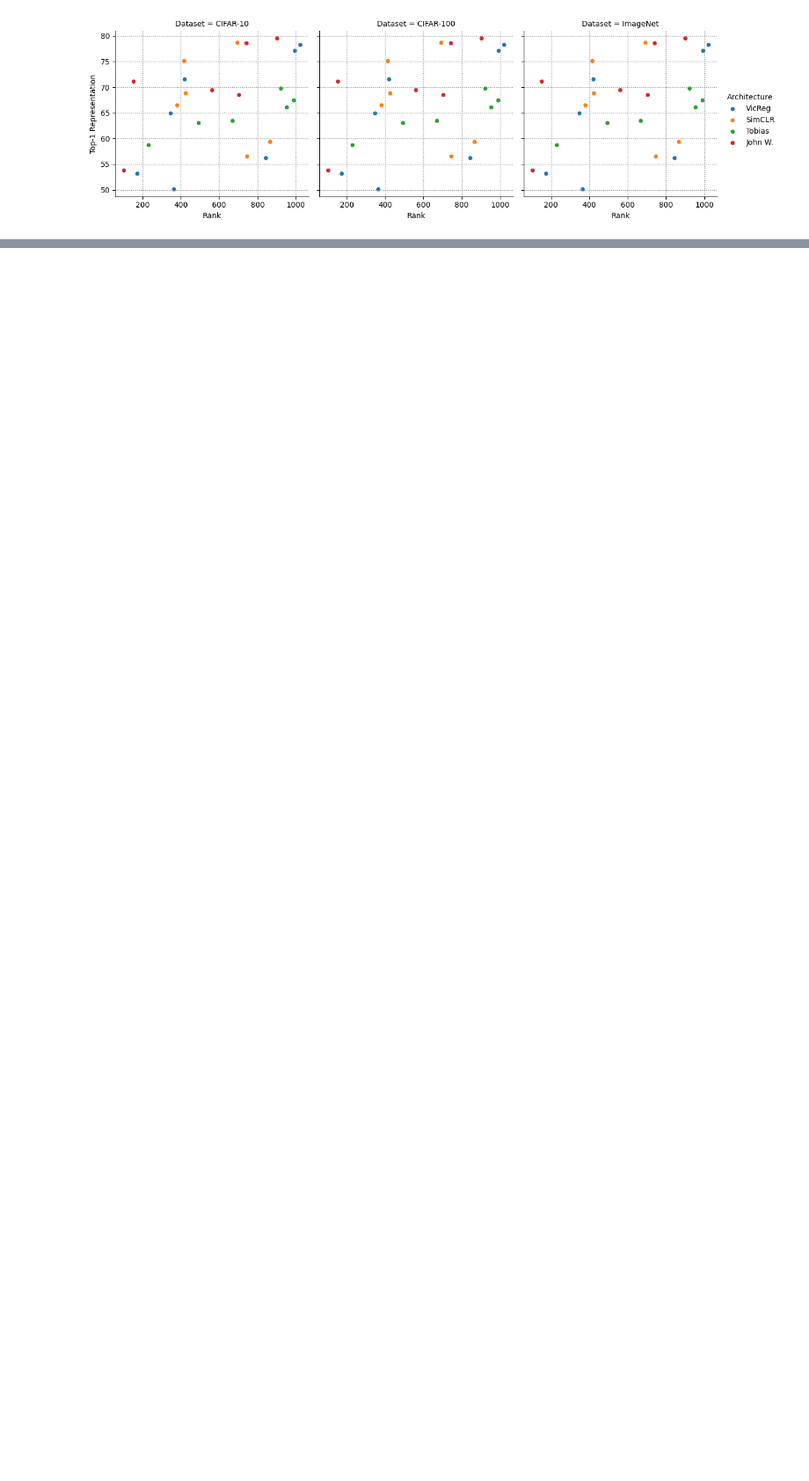
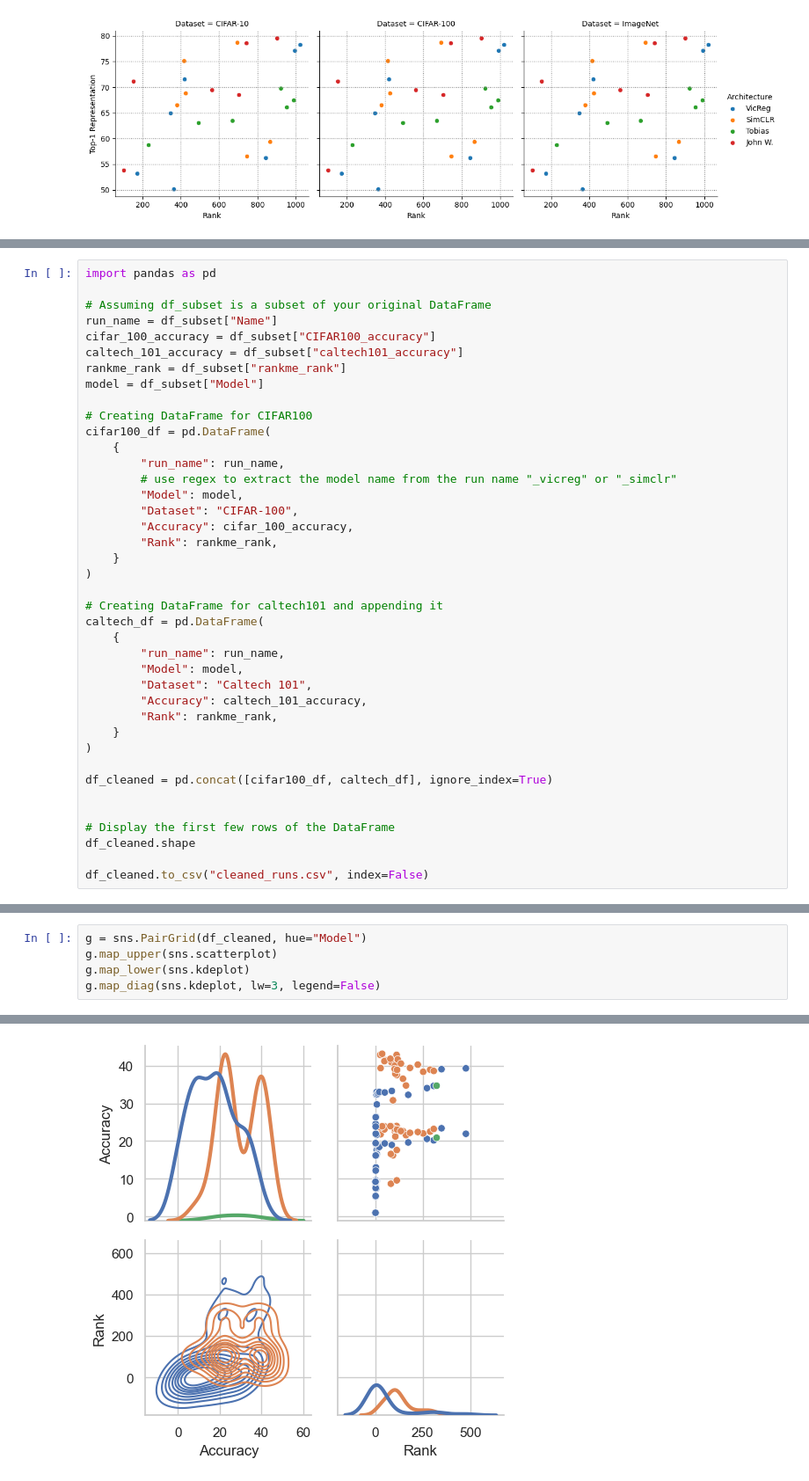
Before and after one commit to johnwikman/rankme-reprod, a Jupyter notebook: notebooks/plotting.ipynb, the cells around one changed output, grey strips where cells are left out. Shown: that part at 88% size. Cells and saved outputs as stored; diff of their text form; blank space fills up the shorter version.

```diff
--- a/notebooks/plotting.ipynb
+++ b/notebooks/plotting.ipynb
@@ -66,0 +128,40 @@ plot_rank_representation(df)
+# %%
+import pandas as pd
+
+# Assuming df_subset is a subset of your original DataFrame
+run_name = df_subset["Name"]
+cifar_100_accuracy = df_subset["CIFAR100_accuracy"]
+caltech_101_accuracy = df_subset["caltech101_accuracy"]
+rankme_rank = df_subset["rankme_rank"]
+model = df_subset["Model"]
+
+# Creating DataFrame for CIFAR100
+cifar100_df = pd.DataFrame(
+    {
+        "run_name": run_name,
+        # use regex to extract the model name from the run name "_vicreg" or "_simclr"
+        "Model": model,
+        "Dataset": "CIFAR-100",
+        "Accuracy": cifar_100_accuracy,
+        "Rank": rankme_rank,
+    }
+)
+
+# Creating DataFrame for caltech101 and appending it
+caltech_df = pd.DataFrame(
+    {
+        "run_name": run_name,
+        "Model": model,
+        "Dataset": "Caltech 101",
+        "Accuracy": caltech_101_accuracy,
+        "Rank": rankme_rank,
+    }
+)
+
+df_cleaned = pd.concat([cifar100_df, caltech_df], ignore_index=True)
+
+
+# Display the first few rows of the DataFrame
+df_cleaned.shape
+
+df_cleaned.to_csv("cleaned_runs.csv", index=False)
@@ -66,0 +454,6 @@ plot_rank_representation(df)
+# %%
+g = sns.PairGrid(df_cleaned, hue="Model")
+g.map_upper(sns.scatterplot)
+g.map_lower(sns.kdeplot)
+g.map_diag(sns.kdeplot, lw=3, legend=False)
+# %% [output]
@@ -66,0 +461 @@ plot_rank_representation(df)
+[figure, added]
```
Also changed, not shown: parts of 15 cells of this notebook, 1 other file.
